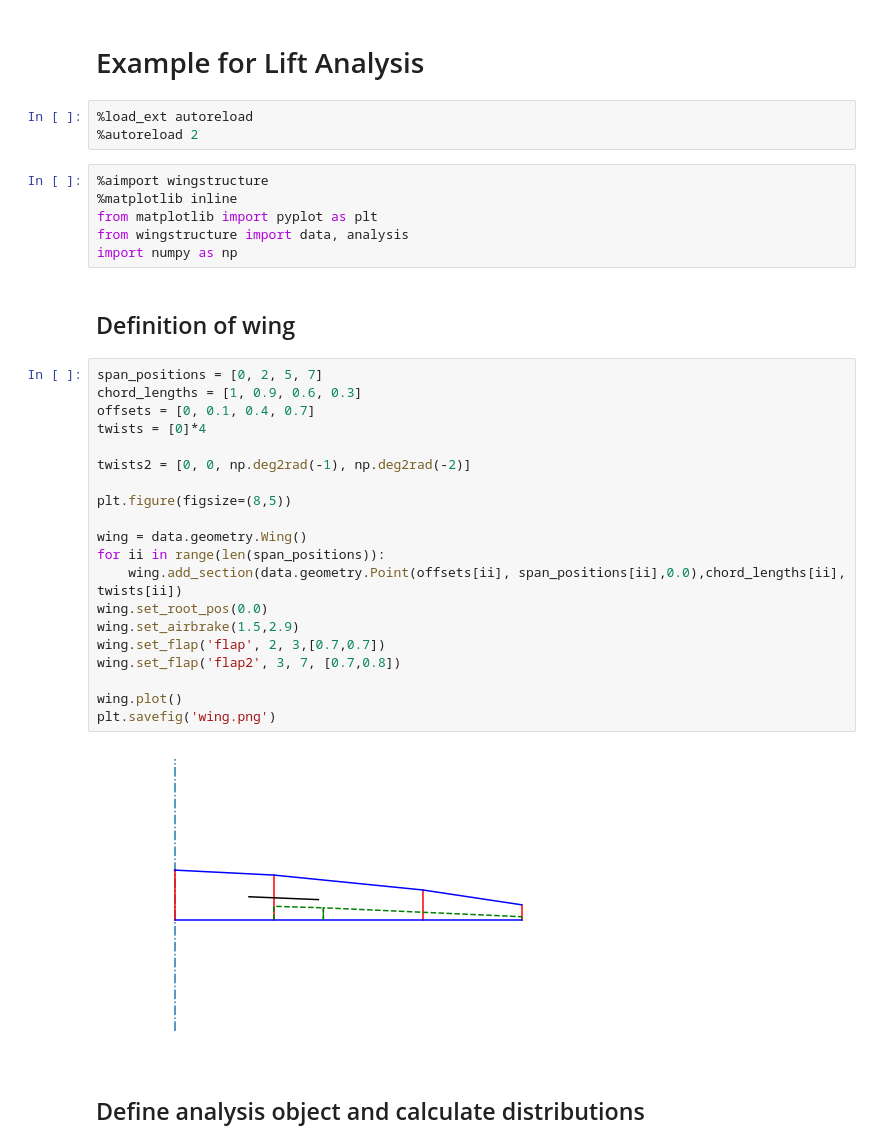
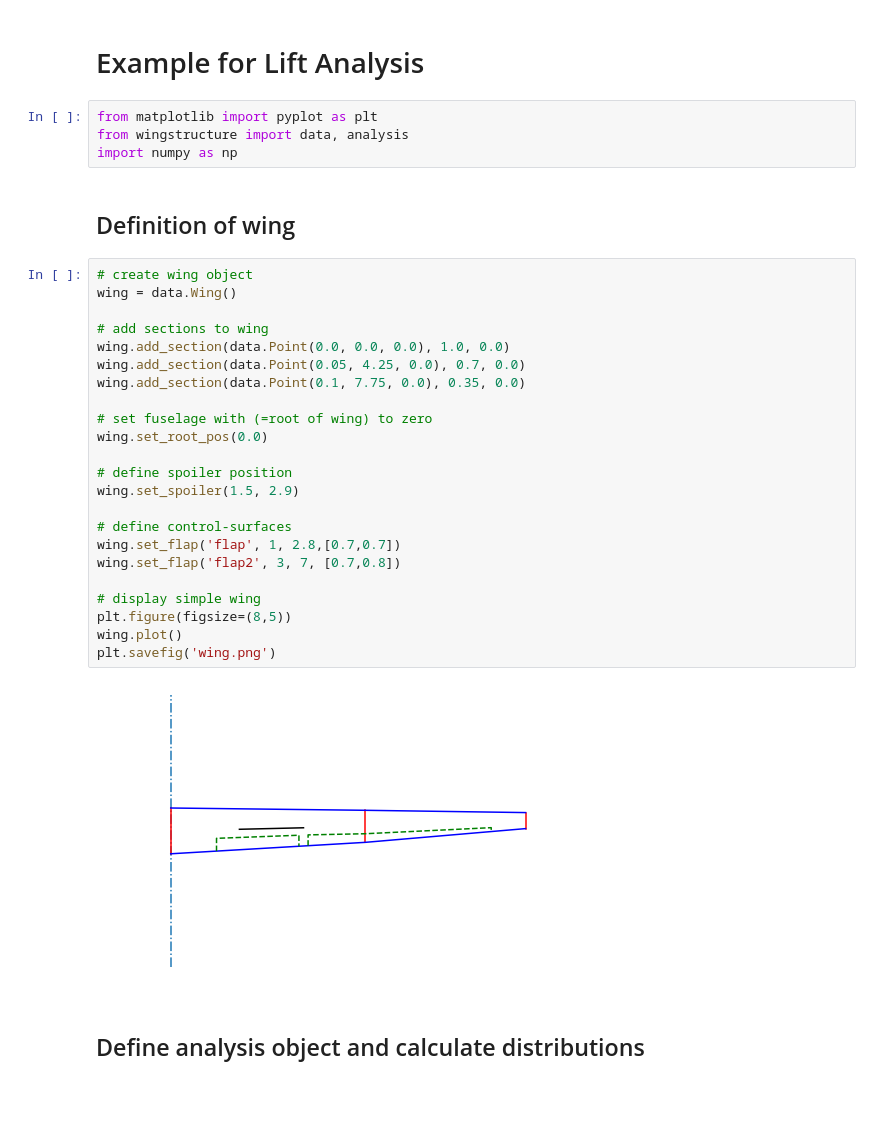
Before and after one commit to akafliegdarmstadt/wingstructure, a Jupyter notebook: examples/Analysis_Example.ipynb, the cells around one changed output. Drawn from its saved outputs; the diff is of its cells as text; blank space fills up the shorter version.

```diff
--- a/examples/Analysis_Example.ipynb
+++ b/examples/Analysis_Example.ipynb
@@ -1,38 +1,36 @@
 # %% [markdown]
 # Example for Lift Analysis
-# %%
-%load_ext autoreload
-%autoreload 2
 # %%
-%aimport wingstructure
-%matplotlib inline
 from matplotlib import pyplot as plt
 from wingstructure import data, analysis
 import numpy as np
 # %% [markdown]
 ## Definition of wing
 # %%
-span_positions = [0, 2, 5, 7]
-chord_lengths = [1, 0.9, 0.6, 0.3]
-offsets = [0, 0.1, 0.4, 0.7]
-twists = [0]*4
+# create wing object
+wing = data.Wing()
 
-twists2 = [0, 0, np.deg2rad(-1), np.deg2rad(-2)]
+# add sections to wing
+wing.add_section(data.Point(0.0, 0.0, 0.0), 1.0, 0.0)
+wing.add_section(data.Point(0.05, 4.25, 0.0), 0.7, 0.0)
+wing.add_section(data.Point(0.1, 7.75, 0.0), 0.35, 0.0)
 
-plt.figure(figsize=(8,5))
+# set fuselage with (=root of wing) to zero
+wing.set_root_pos(0.0)
 
-wing = data.geometry.Wing()
-for ii in range(len(span_positions)):
-    wing.add_section(data.geometry.Point(offsets[ii], span_positions[ii],0.0),chord_lengths[ii], twists[ii])
-wing.set_root_pos(0.0)
-wing.set_airbrake(1.5,2.9)
-wing.set_flap('flap', 2, 3,[0.7,0.7])
+# define spoiler position
+wing.set_spoiler(1.5, 2.9)
+
+# define control-surfaces
+wing.set_flap('flap', 1, 2.8,[0.7,0.7])
 wing.set_flap('flap2', 3, 7, [0.7,0.8])
 
+# display simple wing
+plt.figure(figsize=(8,5))
 wing.plot()
 plt.savefig('wing.png')
 # %% [output]
-[figure, old version]
+[figure, new version]
 # %% [markdown]
 ## Define analysis object and calculate distributions
 # %%
```
Also changed, not shown: parts of 7 cells of this notebook, 6 other files.
